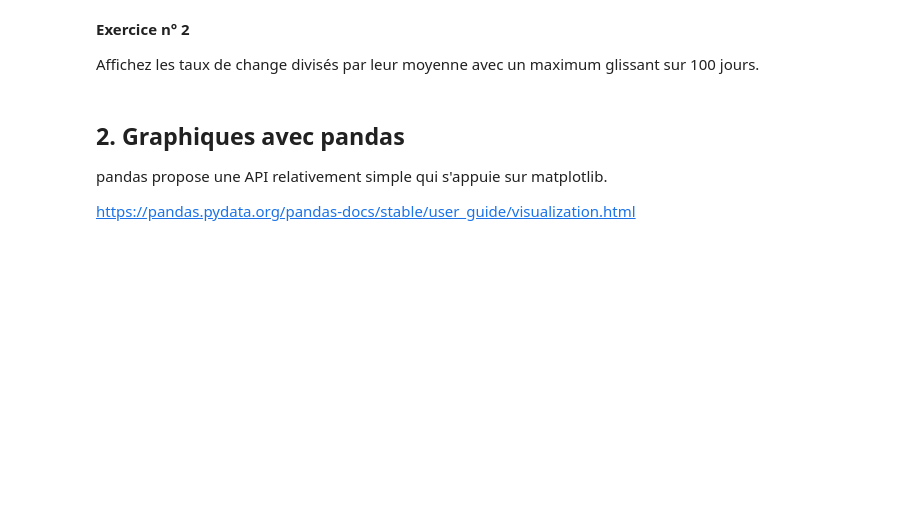
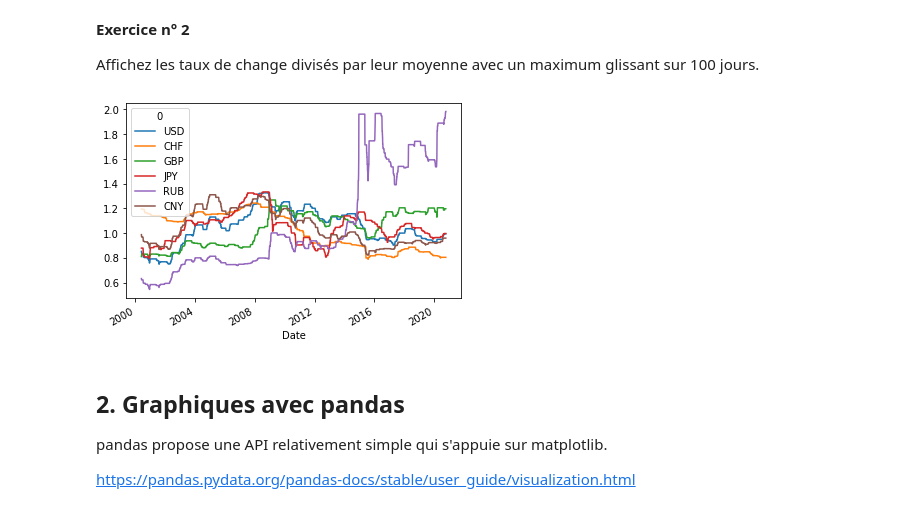
Before and after one commit to fran6w/INFMDI-721, a Jupyter notebook: session6/session6.ipynb, the cells around one changed output. Saved outputs shown, nothing was run; the diff lists cells and outputs as text; code cells hidden in the pictures; blank space fills up the shorter version.

```diff
--- a/session6/session6.ipynb
+++ b/session6/session6.ipynb
@@ -134,3 +158,18 @@ var.strftime("%H:%M %d/%m/%Y")
 - Remplacez les valeurs de la colonne "timezone" par des objets "timezone".
 - Prenez le datetime courant (now), convertissez-le avec toutes les valeurs de la colonne "timezone", et produisez des chaines de caractères au format format: `'%Y-%m-%d %H:%M:%S'`
 - Il y a 24 heures dans une journée, combien obtient-on de fuseaux horaires différents ?
+# %%
+df = pd.read_csv('cities500.txt',
+                 sep='\t',
+                 header=None,
+                 keep_default_na=False,  # NA = North America
+                 na_values=['', -9999],
+                 names=['geonameid', 'name', 'asciiname', 'alternatenames', 'latitude',
+                        'longitude', 'feature class', 'feature code', 'country code',
+                        'cc2', 'admin1 code', 'admin2 code', 'admin3 code', 'admin4 code',
+                        'population', 'elevation', 'dem', 'timezone', 'modification date'],
+                dtype={'admin1 code': str,
+                       'admin2 code': str,
+                       'admin3 code': str,
+                       'admin4 code': str})
+df.head()
@@ -275,6 +707,12 @@ df.plot();
 **Exercice n° 2**
 
 Affichez les taux de change divisés par leur moyenne avec un maximum glissant sur 100 jours.
+# %%
+# taux de change divisés par leur moyenne avec une moyenne glissante de 30 jours
+(df / df.mean()).rolling(100).max().plot()
+plt.show()
+# %% [output]
+[figure, added]
 # %% [markdown]
 ## 2. Graphiques avec pandas
 
```
Also changed, not shown: parts of 109 cells of this notebook, 1 other file.
